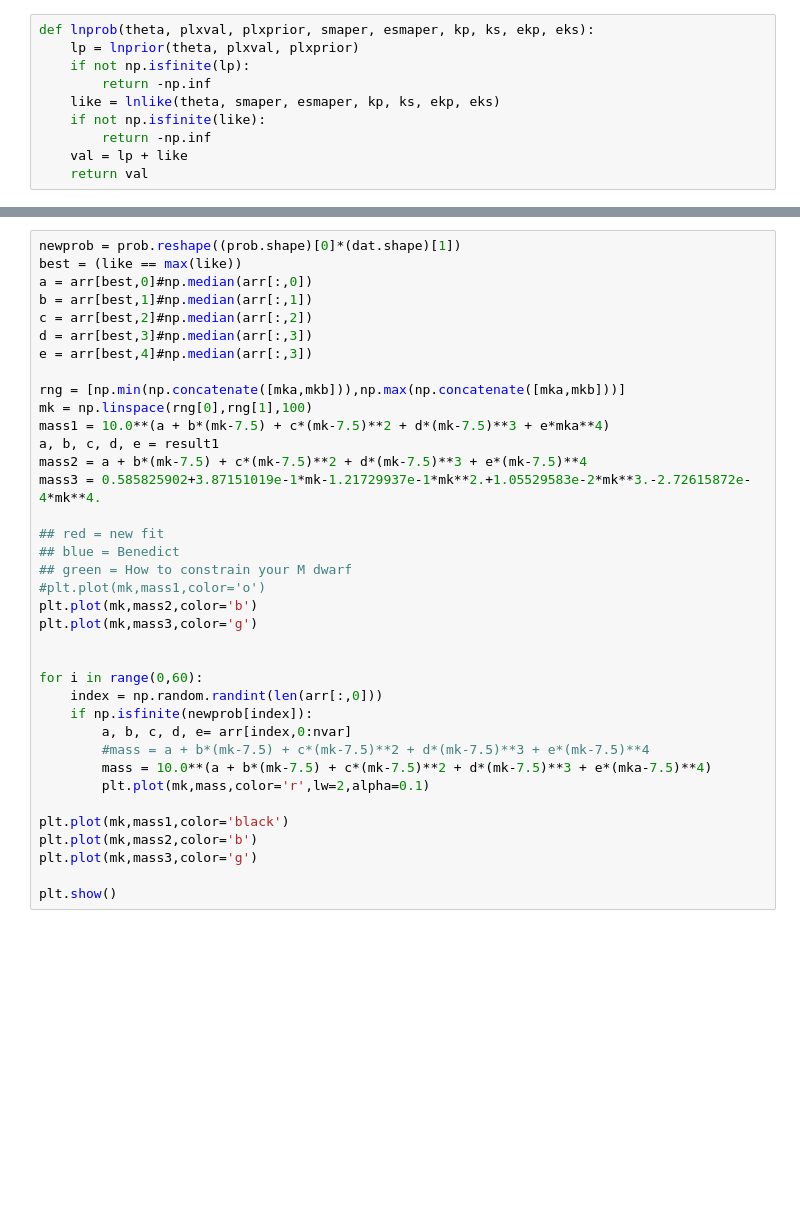
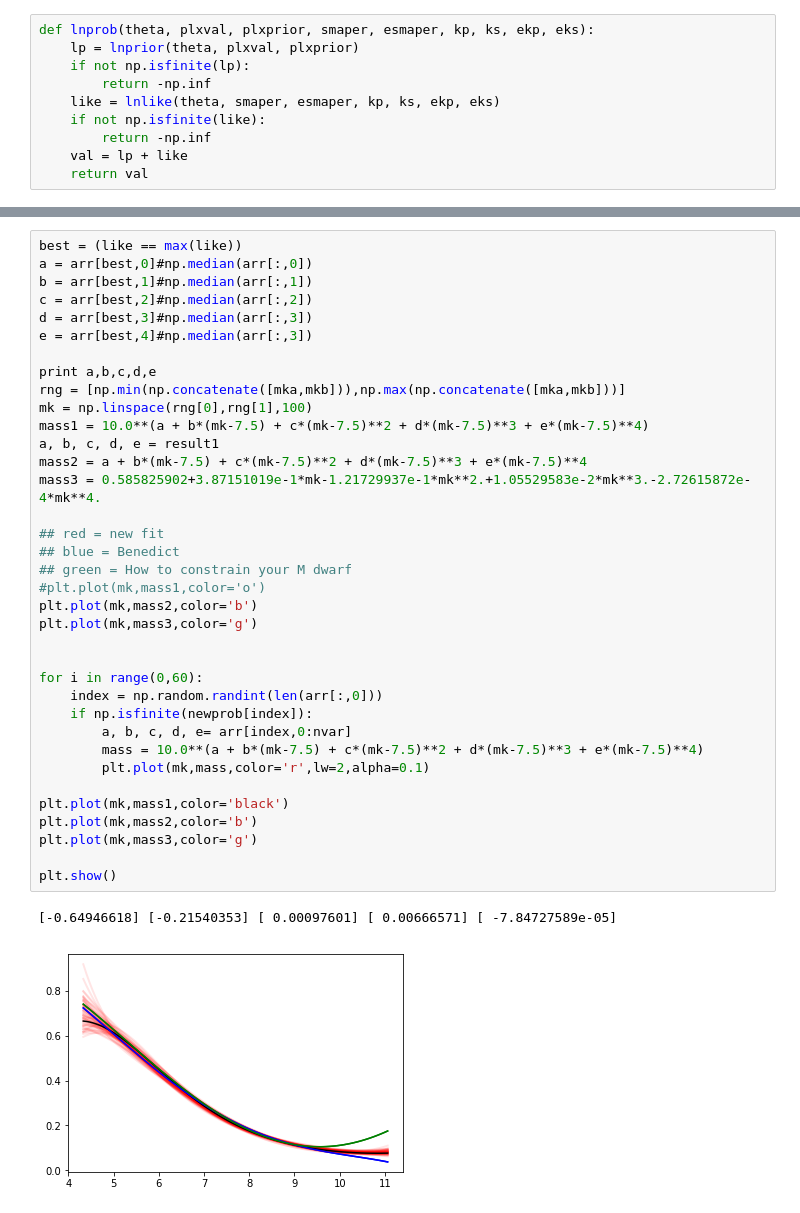
Before and after one commit to awmann/Mass-Luminosity, a Jupyter notebook: Mk-mass_log.ipynb, the cells around one changed output, grey strips where cells are left out. Cells and saved outputs as stored; diff of their text form; blank space fills up the shorter version.

```diff
--- a/Mk-mass_log.ipynb
+++ b/Mk-mass_log.ipynb
@@ -296,40 +333,42 @@ plt.show()
 # %%
-newprob = prob.reshape((prob.shape)[0]*(dat.shape)[1])
 best = (like == max(like))
 a = arr[best,0]#np.median(arr[:,0])
 b = arr[best,1]#np.median(arr[:,1])
 c = arr[best,2]#np.median(arr[:,2])
 d = arr[best,3]#np.median(arr[:,3])
 e = arr[best,4]#np.median(arr[:,3])
 
+print a,b,c,d,e
 rng = [np.min(np.concatenate([mka,mkb])),np.max(np.concatenate([mka,mkb]))]
 mk = np.linspace(rng[0],rng[1],100)
-mass1 = 10.0**(a + b*(mk-7.5) + c*(mk-7.5)**2 + d*(mk-7.5)**3 + e*mka**4)
+mass1 = 10.0**(a + b*(mk-7.5) + c*(mk-7.5)**2 + d*(mk-7.5)**3 + e*(mk-7.5)**4)
 a, b, c, d, e = result1
 mass2 = a + b*(mk-7.5) + c*(mk-7.5)**2 + d*(mk-7.5)**3 + e*(mk-7.5)**4
 mass3 = 0.585825902+3.87151019e-1*mk-1.21729937e-1*mk**2.+1.05529583e-2*mk**3.-2.72615872e-4*mk**4.
 
 ## red = new fit
 ## blue = Benedict
 ## green = How to constrain your M dwarf
 #plt.plot(mk,mass1,color='o')
 plt.plot(mk,mass2,color='b')
 plt.plot(mk,mass3,color='g')
 
 
 for i in range(0,60):
     index = np.random.randint(len(arr[:,0]))
     if np.isfinite(newprob[index]):
         a, b, c, d, e= arr[index,0:nvar]
-        #mass = a + b*(mk-7.5) + c*(mk-7.5)**2 + d*(mk-7.5)**3 + e*(mk-7.5)**4
-        mass = 10.0**(a + b*(mk-7.5) + c*(mk-7.5)**2 + d*(mk-7.5)**3 + e*(mka-7.5)**4)
+        mass = 10.0**(a + b*(mk-7.5) + c*(mk-7.5)**2 + d*(mk-7.5)**3 + e*(mk-7.5)**4)
         plt.plot(mk,mass,color='r',lw=2,alpha=0.1)
 
 plt.plot(mk,mass1,color='black')
 plt.plot(mk,mass2,color='b')
 plt.plot(mk,mass3,color='g')
 
 plt.show()
+# %% [output]
+[-0.64946618] [-0.21540353] [ 0.00097601] [ 0.00666571] [ -7.84727589e-05]
+[figure, added]
 # %%
 ## save out the relevant chains
 import pyfits
```
Also changed, not shown: parts of 9 cells of this notebook.
